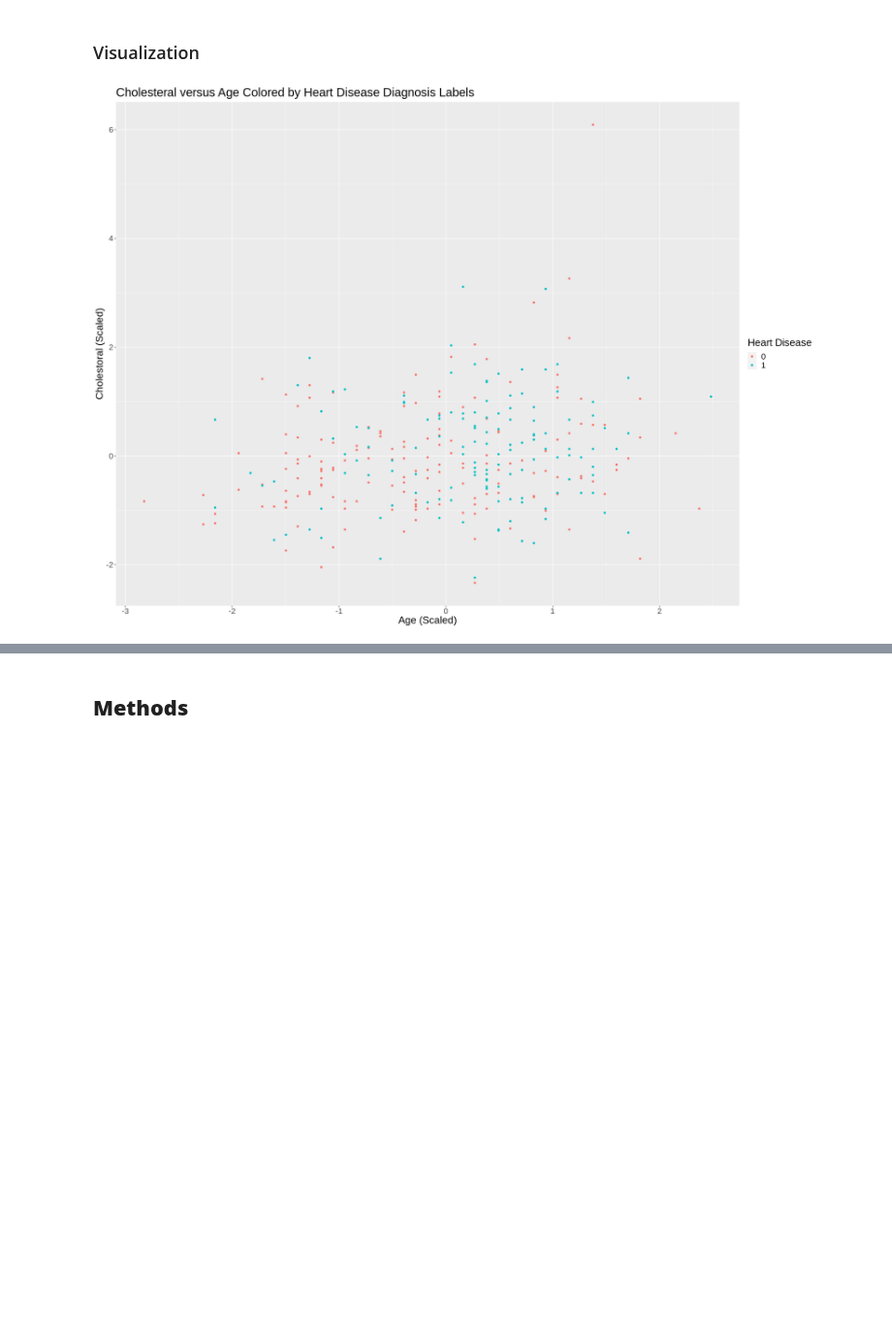
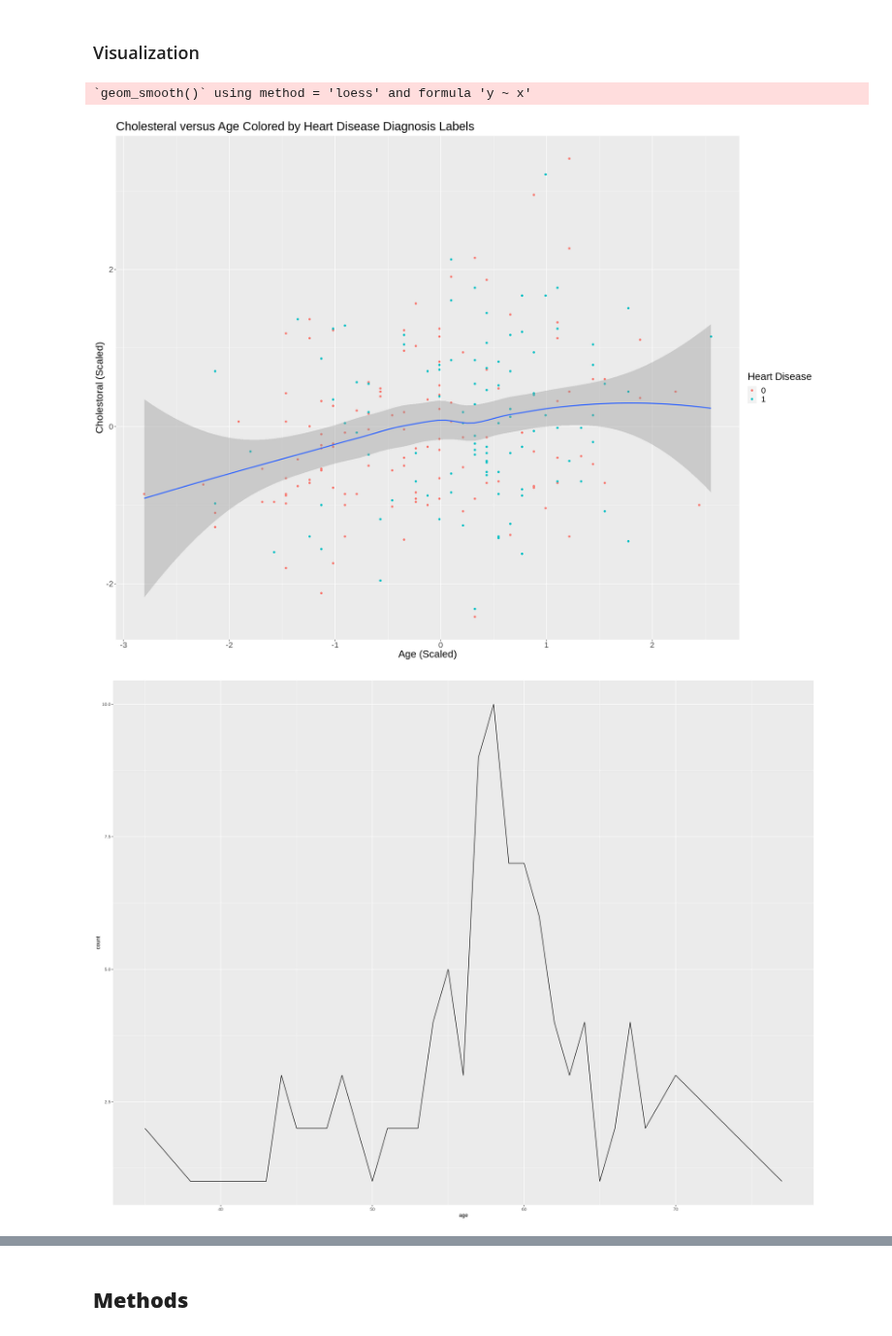
Before and after one commit to aChipmunka/dsci100_2023s1_group21, a Jupyter notebook: project/group_project_proposal.ipynb, the cells around one changed output, grey strips where cells are left out. Shown at 97% size. Saved outputs shown, nothing was run; the diff lists cells and outputs as text; code cells hidden in the pictures; blank space fills up the shorter version.

Commit message:
Updated visualizations w/ training data. Created more visualizations for exploratory purposes

```diff
--- a/project/group_project_proposal.ipynb
+++ b/project/group_project_proposal.ipynb
@@ -75,6 +57,16 @@ table_1 <- cleveland_train|>
          group_by (condition)|>
          summarize(average_age = mean(age), average_cholestoral = mean(chol))
 table_1
+
+age_disease_data <- cleveland_train|>
+                    group_by(age)|>
+                    filter(condition == 1)|>
+                    summarize(count = n())
+
+cholestoral_disease_data <- cleveland_train|>
+                    group_by(chol)|>
+                    filter(condition == 1)|>
+                    summarize(count = n())
 # %% [output]
 A tibble: 2 × 3
 | condition | average_age | average_cholestoral |
@@ -88,21 +80,37 @@ This table shows that people with heart disease have a higher average age and ch
 # %%
 #Standardizing the variables
 
-cleveland_recipe <- recipe(condition ~ age + chol, data = cleveland_data)|>
+cleveland_recipe <- recipe(condition ~ age + chol, data = cleveland_train)|>
                     step_scale(all_predictors())|>
                     step_center(all_predictors())
 cleveland_scaled <- cleveland_recipe|>
                     prep()|>
-                    bake(cleveland_data)
+                    bake(cleveland_train)
 #Creating a scatter plot
 options(repr.plot.width=20, repr.plot.height=15)
 
-cleveland_plot <- cleveland_scaled|>
+
+age_cholestoral_disease_plot <- cleveland_scaled|>
                   ggplot(aes(x= age, y= chol))+
                   geom_point(aes(color = condition))+
+                  geom_smooth()+
                   labs(x = "Age (Scaled)", y = "Cholestoral (Scaled)", color = "Heart Disease")+
                   theme(text = element_text(size = 20))+
                   ggtitle("Cholesteral versus Age Colored by Heart Disease Diagnosis Labels")
-cleveland_plot
+age_cholestoral_disease_plot
+
+#Draft plots for exploratory p, no labels yet
+age_disease_plot<- age_disease_data|>
+                    ggplot(aes(x = age, y = count))+
+                    geom_line()
+age_disease_plot
+chol_disease_plot <- cholestoral_disease_data |>
+                      ggplot(aes(x = chol, y = count))+
+                        geom_line()
+chol_disease_plot
+
+#Problem with these: we don't know how many people are there in a age group.
 # %% [output]
+`geom_smooth()` using method = 'loess' and formula 'y ~ x'
-[figure, old version]
+[figure, new version]
+[figure, added]
```
Also changed, not shown: parts of 2 cells of this notebook.
